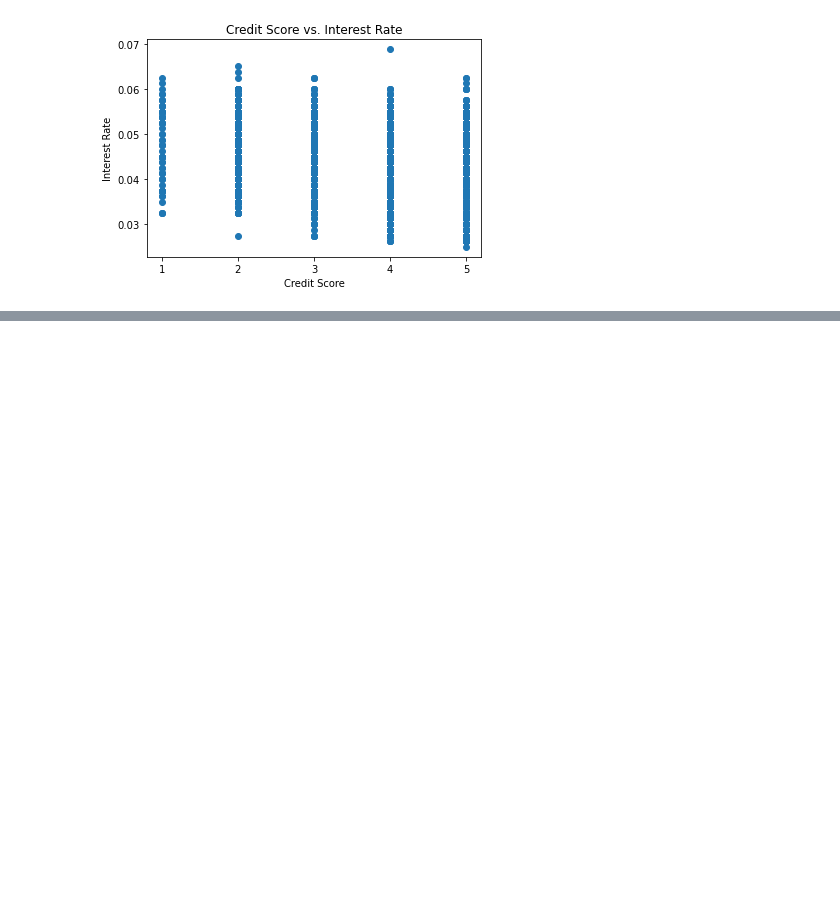
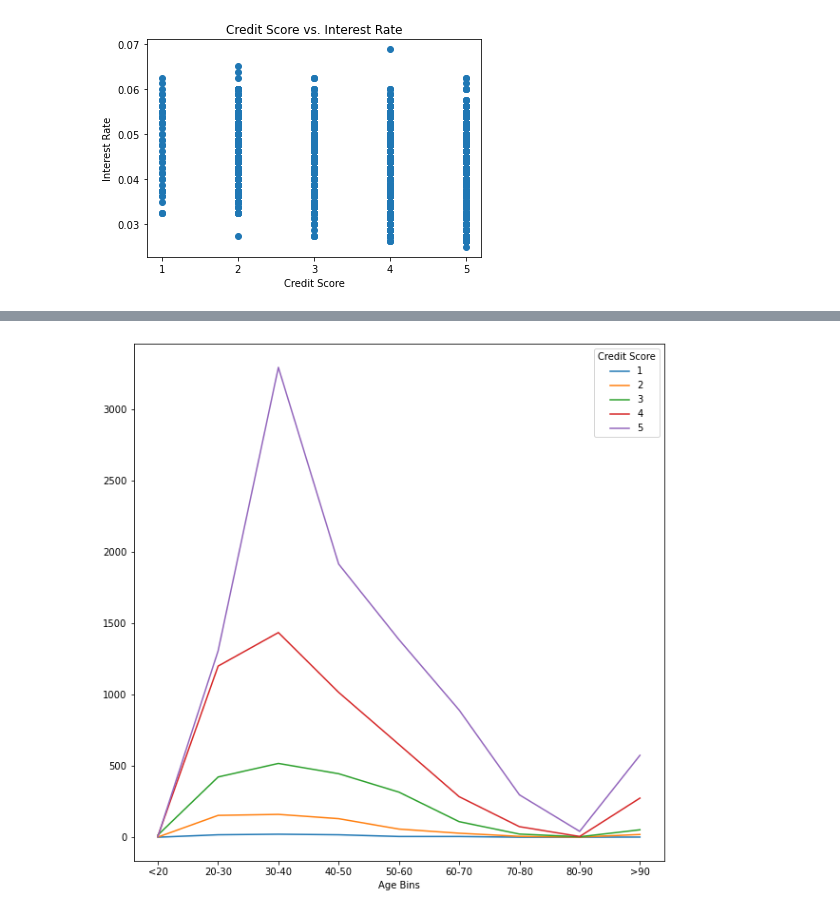
Before and after one commit to bmkennedyii/Project_1, a Jupyter notebook: Graphs.ipynb, the cells around one changed output, grey strips where cells are left out. Cells and saved outputs as stored; diff of their text form; code cells hidden in the pictures; blank space fills up the shorter version.

```diff
--- a/Graphs.ipynb
+++ b/Graphs.ipynb
@@ -318,0 +355,11 @@ plt.show()
+# %%
+bins = [10,20,30,40,50,60,70,80,90,100]
+group_names= ["<20", '20-30', '30-40', '40-50', '50-60','60-70', '70-80', '80-90', '>90']
+df["Age Bins"] = pd.cut(df["Age"], bins, labels=group_names, include_lowest=True)
+
+df12 = df.groupby(['Age Bins','Credit Score'])['Age Bins'].count().unstack('Credit Score').fillna(0)
+df12[[1, 2, 3, 4, 5]].plot(kind='line', figsize= (10,10))
+plt.xticks(range(9), group_names)
+plt.show()
+# %% [output]
+[figure, added]
```
Also changed, not shown: parts of 13 cells of this notebook.
